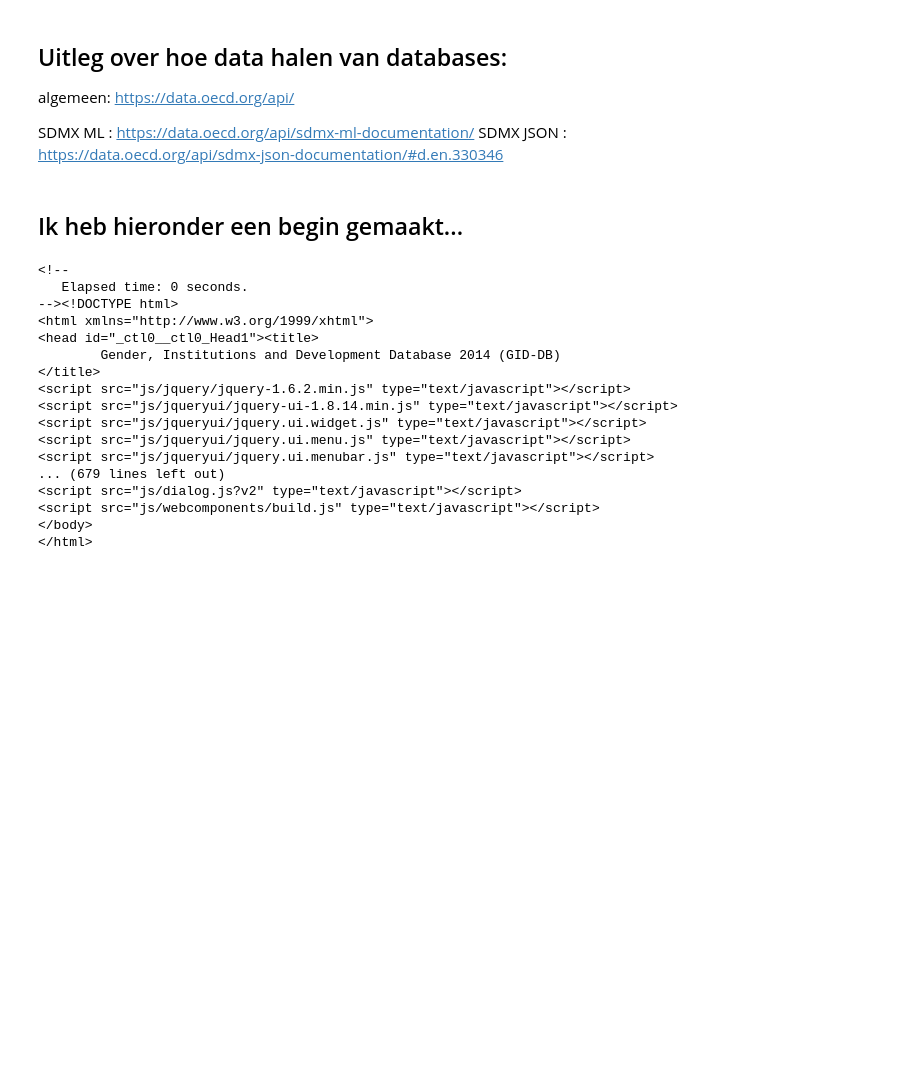
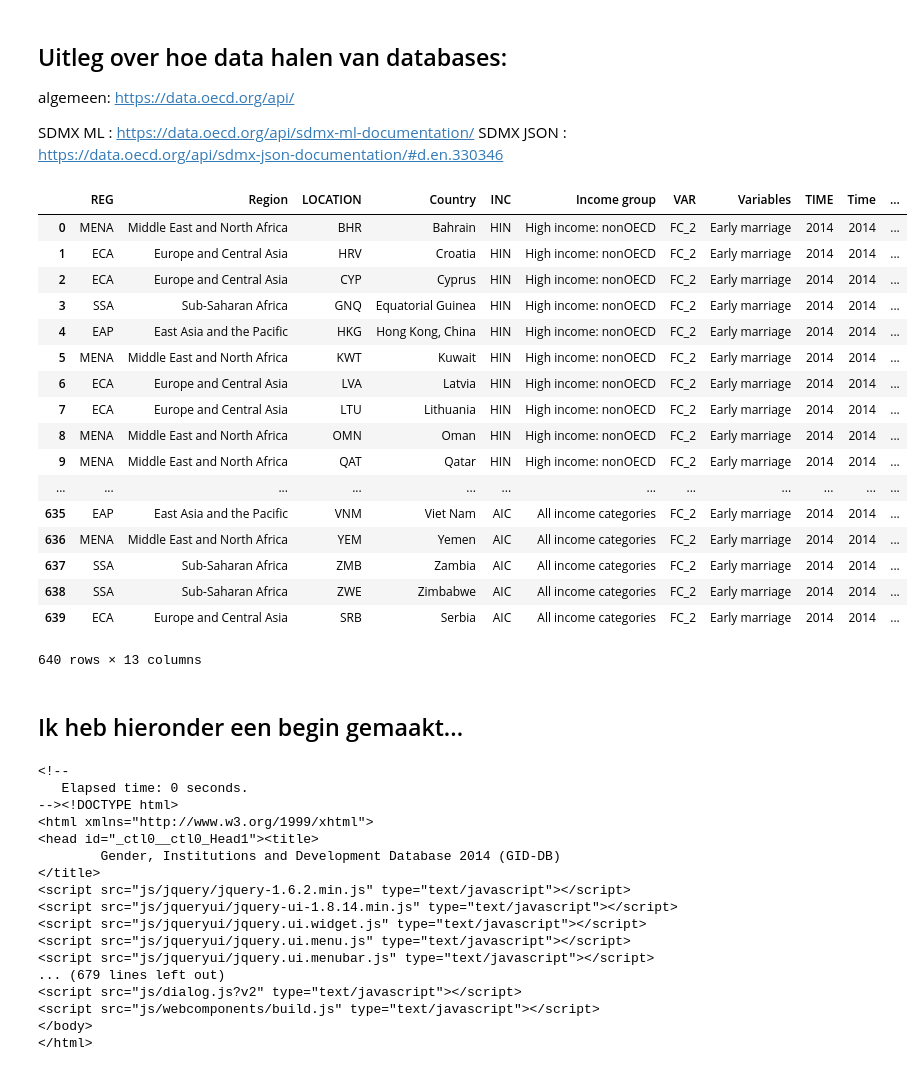
Before and after one commit to omar-d/EPA-WB-Equity, a Jupyter notebook: API OECD databank.ipynb, the cells around one changed output. Saved outputs shown, nothing was run; the diff lists cells and outputs as text; code cells hidden in the pictures; blank space fills up the shorter version.

```diff
--- a/API OECD databank.ipynb
+++ b/API OECD databank.ipynb
@@ -24,10 +24,11 @@ SDMX JSON : https://data.oecd.org/api/sdmx-json-documentation/#d.en.330346
 # Marriagerate = ChildMarriage
 # print (Marriagerate)
 
-#df = pd.read_csv('ChildMarriage2014.csv')
-#df2 = df[['Country','Time', 'Value', 'Income group']].copy()
-#df2.to_csv('ChildMarriageValue', sep='\t')
+df = pd.read_csv('ChildMarriage2014.csv')
+df2 = df[['Country','Time', 'Value', 'Income group']].copy()
+df2.to_csv('ChildMarriageValue', sep='\t')
 
-#df3 = pd.read_csv('ChildMarriageValue', sep ='\t', engine='python')
-#df3
+
+# df3 = pd.read_csv('ChildMarriageValue', sep ='\t', engine='python')
+# df3
 
@@ -35,4 +36,23 @@ SDMX JSON : https://data.oecd.org/api/sdmx-json-documentation/#d.en.330346
 # response
+# %% [output]
+|  | REG | Region | LOCATION | Country | INC | Income group | VAR | Variables | TIME | Time | ... |
+| 0 | MENA | Middle East and North Africa | BHR | Bahrain | HIN | High income: nonOECD | FC_2 | Early marriage | 2014 | 2014 | ... |
+| 1 | ECA | Europe and Central Asia | HRV | Croatia | HIN | High income: nonOECD | FC_2 | Early marriage | 2014 | 2014 | ... |
+| 2 | ECA | Europe and Central Asia | CYP | Cyprus | HIN | High income: nonOECD | FC_2 | Early marriage | 2014 | 2014 | ... |
+| 3 | SSA | Sub-Saharan Africa | GNQ | Equatorial Guinea | HIN | High income: nonOECD | FC_2 | Early marriage | 2014 | 2014 | ... |
+| 4 | EAP | East Asia and the Pacific | HKG | Hong Kong, China | HIN | High income: nonOECD | FC_2 | Early marriage | 2014 | 2014 | ... |
+| 5 | MENA | Middle East and North Africa | KWT | Kuwait | HIN | High income: nonOECD | FC_2 | Early marriage | 2014 | 2014 | ... |
+| 6 | ECA | Europe and Central Asia | LVA | Latvia | HIN | High income: nonOECD | FC_2 | Early marriage | 2014 | 2014 | ... |
+| 7 | ECA | Europe and Central Asia | LTU | Lithuania | HIN | High income: nonOECD | FC_2 | Early marriage | 2014 | 2014 | ... |
+| 8 | MENA | Middle East and North Africa | OMN | Oman | HIN | High income: nonOECD | FC_2 | Early marriage | 2014 | 2014 | ... |
+| 9 | MENA | Middle East and North Africa | QAT | Qatar | HIN | High income: nonOECD | FC_2 | Early marriage | 2014 | 2014 | ... |
+| ... | ... | ... | ... | ... | ... | ... | ... | ... | ... | ... | ... |
+| 635 | EAP | East Asia and the Pacific | VNM | Viet Nam | AIC | All income categories | FC_2 | Early marriage | 2014 | 2014 | ... |
+| 636 | MENA | Middle East and North Africa | YEM | Yemen | AIC | All income categories | FC_2 | Early marriage | 2014 | 2014 | ... |
+| 637 | SSA | Sub-Saharan Africa | ZMB | Zambia | AIC | All income categories | FC_2 | Early marriage | 2014 | 2014 | ... |
+| 638 | SSA | Sub-Saharan Africa | ZWE | Zimbabwe | AIC | All income categories | FC_2 | Early marriage | 2014 | 2014 | ... |
+| 639 | ECA | Europe and Central Asia | SRB | Serbia | AIC | All income categories | FC_2 | Early marriage | 2014 | 2014 | ... |
+640 rows × 13 columns
 # %% [markdown]
 ## Ik heb hieronder een begin gemaakt...
 # %%
```
Also changed, not shown: 1 other file.
